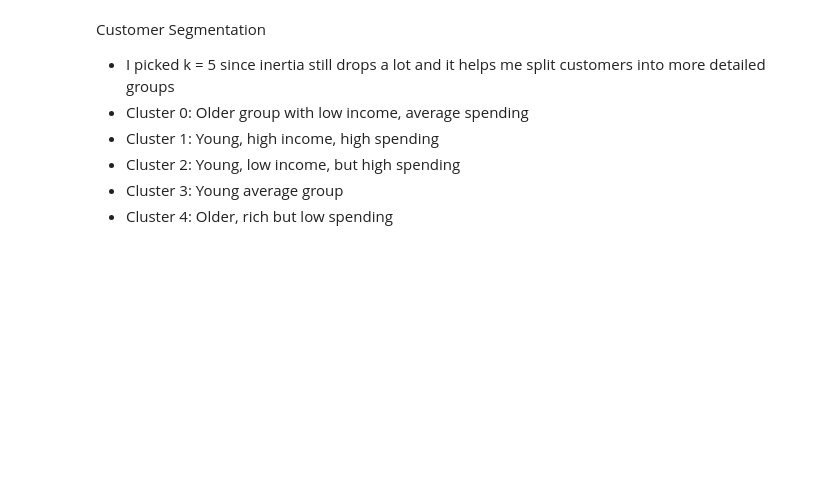
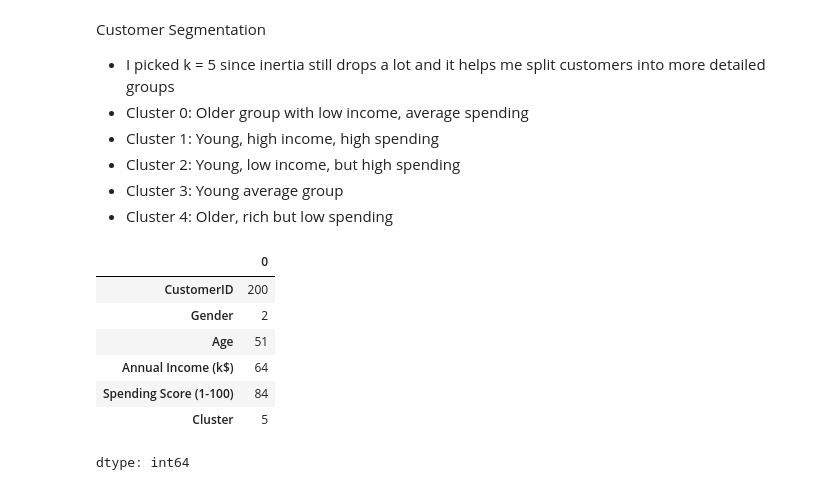
Before and after one commit to ich-20211101/ML_study, a Jupyter notebook: customerSegmentation_targetedMarketing_strategys/final_sy.ipynb, the cells around one changed output. Saved outputs shown, nothing was run; the diff lists cells and outputs as text; code cells hidden in the pictures; blank space fills up the shorter version.

```diff
--- a/customerSegmentation_targetedMarketing_strategys/final_sy.ipynb
+++ b/customerSegmentation_targetedMarketing_strategys/final_sy.ipynb
@@ -148,5 +148,14 @@ Customer Segmentation
 # %%
 df_with_cluster = df.copy()
 df_with_cluster['Cluster'] = kmeans.labels_
 
-df_with_cluster.to_csv('clustered_customers.csv', index=False)
+df_with_cluster.nunique()
+# %% [output]
+|  | 0 |
+| CustomerID | 200 |
+| Gender | 2 |
+| Age | 51 |
+| Annual Income (k$) | 64 |
+| Spending Score (1-100) | 84 |
+| Cluster | 5 |
+dtype: int64
```
Also changed, not shown: parts of 1 cell of this notebook.
